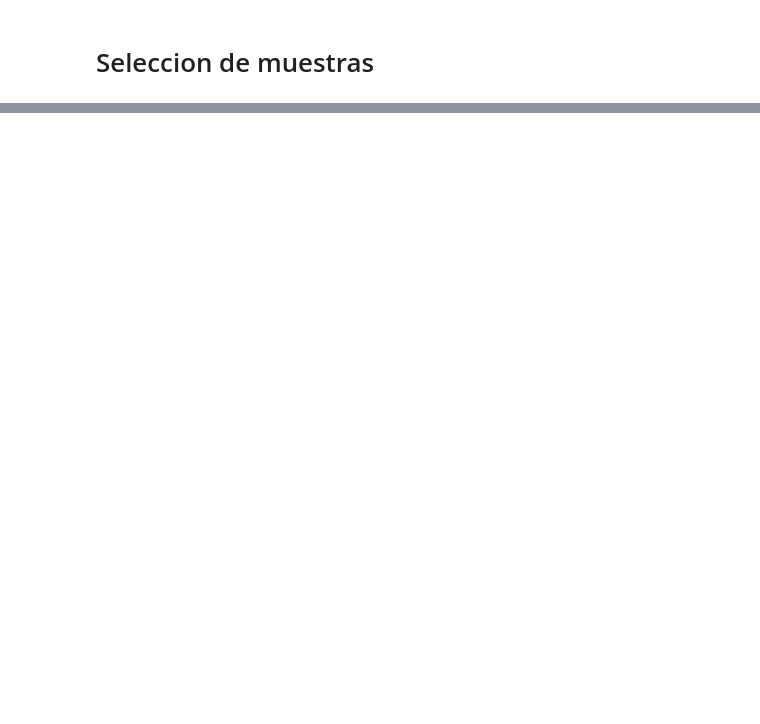
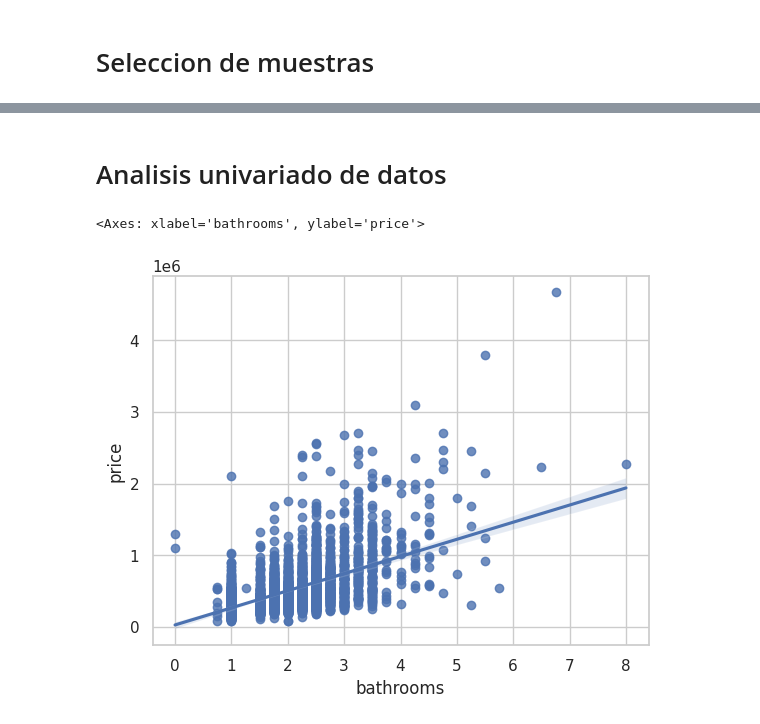
Before and after one commit to HermanMoreno98/Machine_Learning, a Jupyter notebook: Regresión_Lineal.ipynb, the cells around one changed output, grey strips where cells are left out. Saved outputs shown, nothing was run; the diff lists cells and outputs as text; code cells hidden in the pictures; blank space fills up the shorter version.

```diff
--- a/Regresión_Lineal.ipynb
+++ b/Regresión_Lineal.ipynb
@@ -130,2 +128,9 @@ data.head()
 # %% [markdown]
 # Seleccion de muestras
+# %%
+# Muestreo
+from sklearn.model_selection import train_test_split
+
+train,test = train_test_split(data,
+                              train_size=0.7,
+                              random_state=123)
@@ -131,0 +145,8 @@ data.head()
+# %% [markdown]
+# Analisis univariado de datos
+# %%
+#sns.relplot(x="bathrooms",y="price",data=train.loc[train.price<5000000])
+sns.regplot(x="bathrooms",y="price",data=train.loc[train.price<5000000])
+# %% [output]
+<Axes: xlabel='bathrooms', ylabel='price'>
+[figure, added]
```
Also changed, not shown: parts of 36 cells of this notebook.
